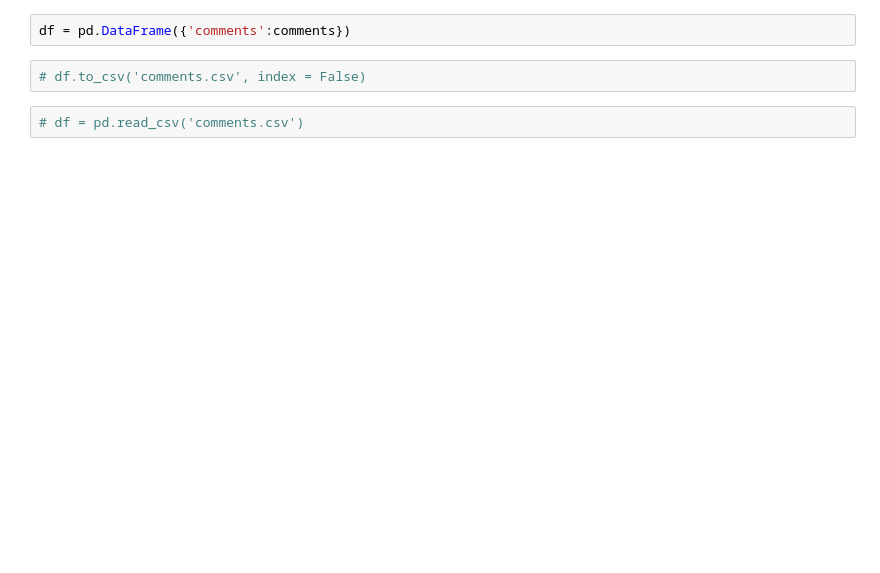
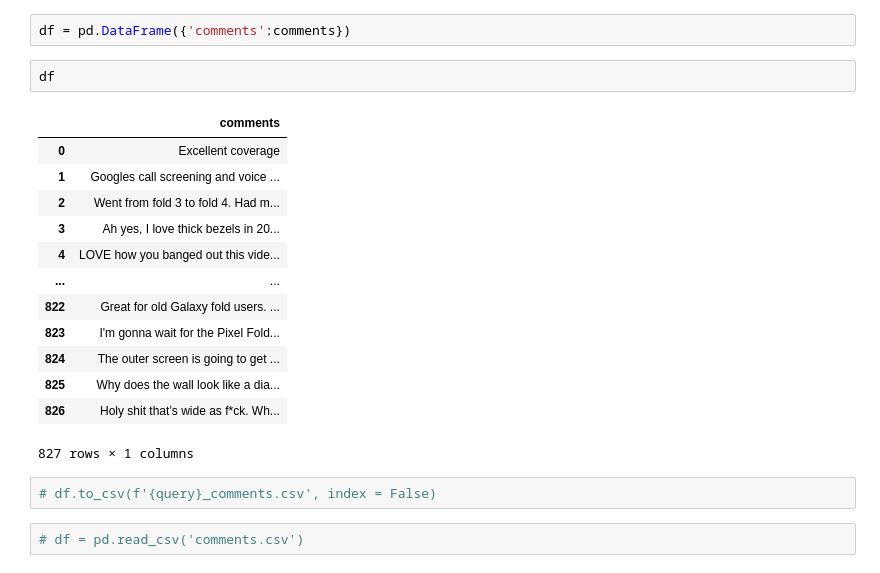
Before and after one commit to kings-data-quest/Tech_review_sentiment_analysis, a Jupyter notebook: data.ipynb, the cells around one changed output. Saved outputs shown, nothing was run; the diff lists cells and outputs as text; blank space fills up the shorter version.

```diff
--- a/data.ipynb
+++ b/data.ipynb
@@ -114,7 +126,23 @@ Stacktrace:
 # %%
 df = pd.DataFrame({'comments':comments})
+# %%
+df
+# %% [output]
+|  | comments |
+| 0 | Excellent coverage |
+| 1 | Googles call screening and voice ... |
+| 2 | Went from fold 3 to fold 4. Had m... |
+| 3 | Ah yes, I love thick bezels in 20... |
+| 4 | LOVE how you banged out this vide... |
+| ... | ... |
+| 822 | Great for old Galaxy fold users. ... |
+| 823 | I'm gonna wait for the Pixel Fold... |
+| 824 | The outer screen is going to get ... |
+| 825 | Why does the wall look like a dia... |
+| 826 | Holy shit that’s wide as f*ck. Wh... |
+827 rows × 1 columns
 # %%
-# df.to_csv('comments.csv', index = False)
+# df.to_csv(f'{query}_comments.csv', index = False)
 # %%
 # df = pd.read_csv('comments.csv')
 # %%
```
Also changed, not shown: parts of 9 cells of this notebook, 1 other file.
